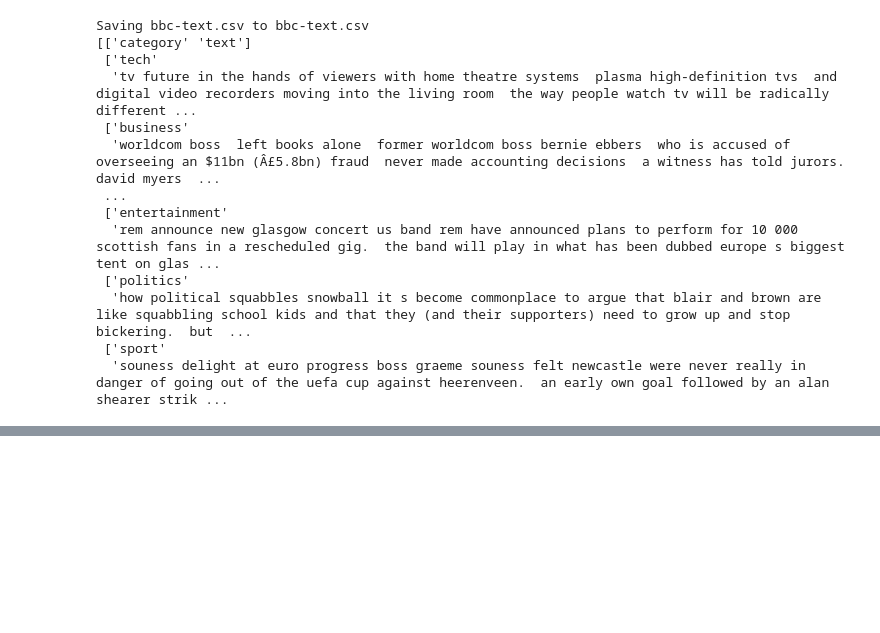
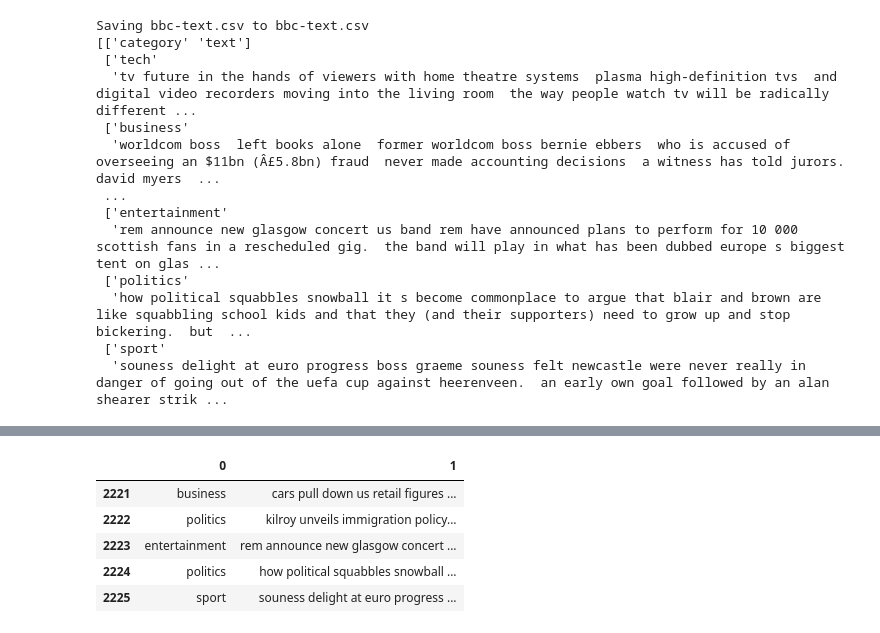
Before and after one commit to JackThompsonX2/CE4145-Assessment-8808238, a Jupyter notebook: assessment.ipynb, the cells around one changed output, grey strips where cells are left out. Saved outputs shown, nothing was run; the diff lists cells and outputs as text; code cells hidden in the pictures; blank space fills up the shorter version.

```diff
--- a/assessment.ipynb
+++ b/assessment.ipynb
@@ -29,0 +85,9 @@ Saving bbc-text.csv to bbc-text.csv
+# %%
+df.tail() #show last five
+# %% [output]
+|  | 0 | 1 |
+| 2221 | business | cars pull down us retail figures ... |
+| 2222 | politics | kilroy unveils immigration policy... |
+| 2223 | entertainment | rem announce new glasgow concert ... |
+| 2224 | politics | how political squabbles snowball ... |
+| 2225 | sport | souness delight at euro progress ... |
```
Also changed, not shown: parts of 15 cells of this notebook.
